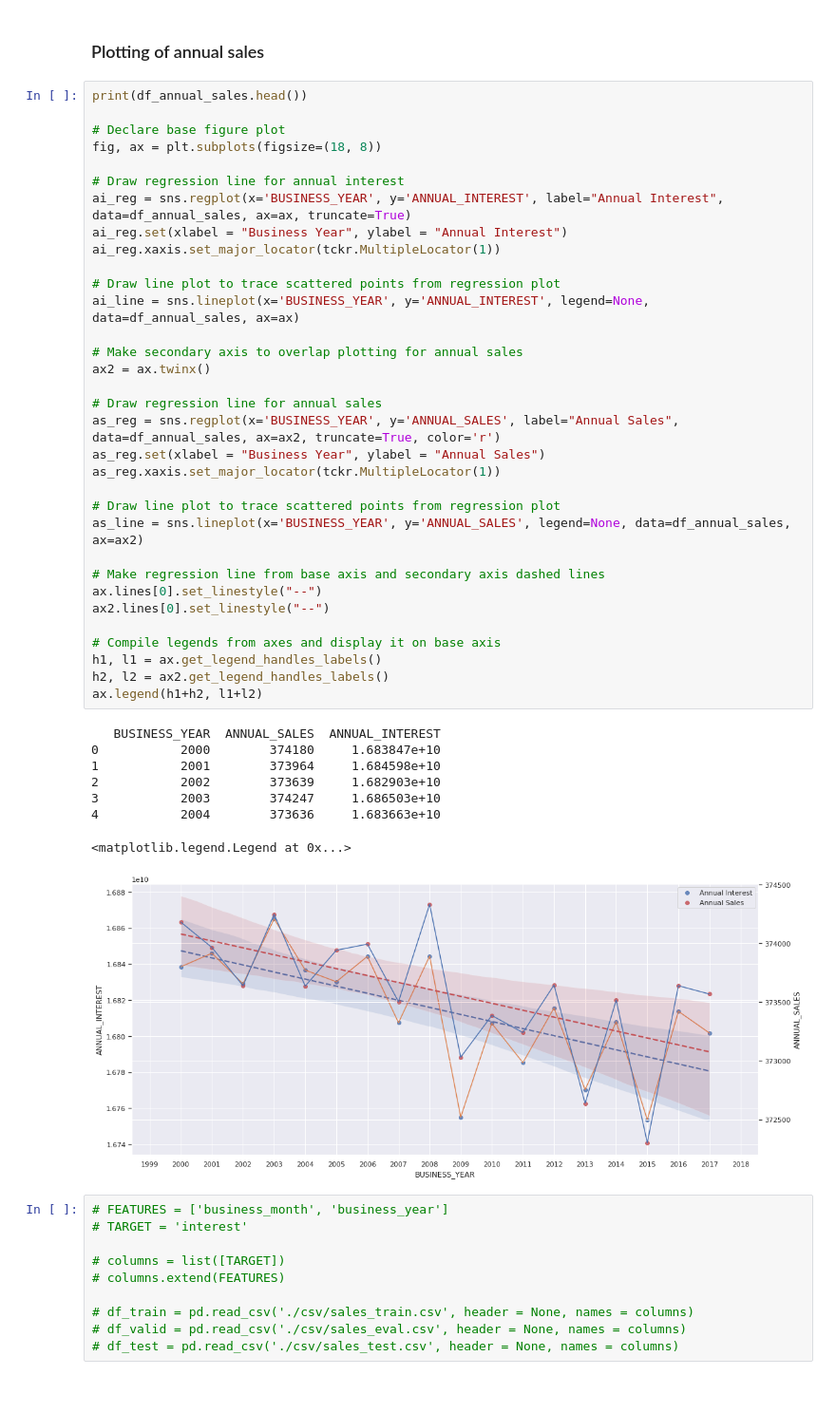
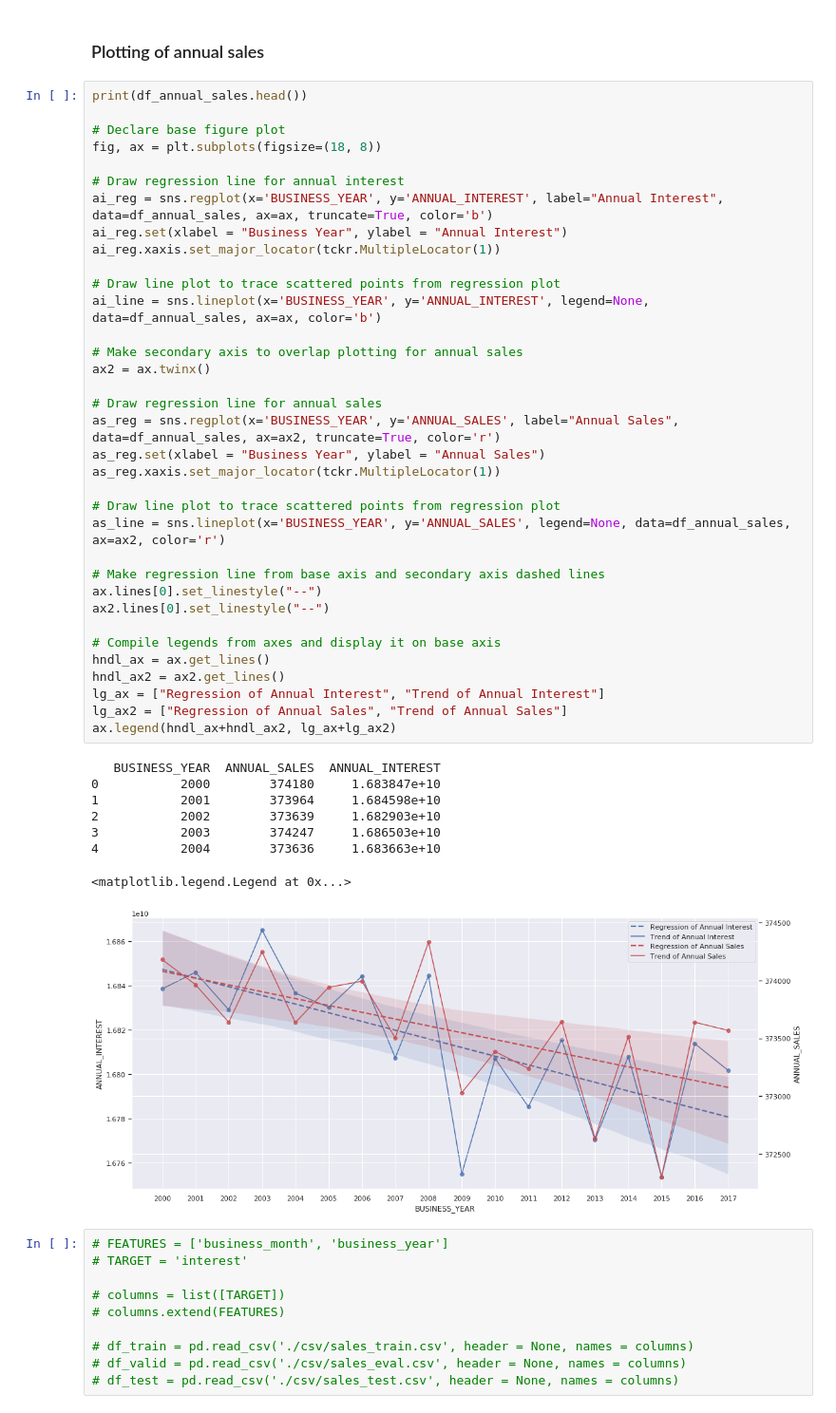
Before and after one commit to pupupulp/tensorflow-accounts-analysis, a Jupyter notebook: Sales History Implementation.ipynb, the cells around one changed output. Shown: that part at 95% size. Drawn from its saved outputs; the diff is of its cells as text.

Commit message:
Fixed legends of annual sales graph;

```diff
--- a/Sales History Implementation.ipynb
+++ b/Sales History Implementation.ipynb
@@ -41,41 +41,43 @@ print(df_annual_sales.head())
 fig, ax = plt.subplots(figsize=(18, 8))
 
 # Draw regression line for annual interest
-ai_reg = sns.regplot(x='BUSINESS_YEAR', y='ANNUAL_INTEREST', label="Annual Interest", data=df_annual_sales, ax=ax, truncate=True)
+ai_reg = sns.regplot(x='BUSINESS_YEAR', y='ANNUAL_INTEREST', label="Annual Interest", data=df_annual_sales, ax=ax, truncate=True, color='b')
 ai_reg.set(xlabel = "Business Year", ylabel = "Annual Interest")
 ai_reg.xaxis.set_major_locator(tckr.MultipleLocator(1))
 
 # Draw line plot to trace scattered points from regression plot
-ai_line = sns.lineplot(x='BUSINESS_YEAR', y='ANNUAL_INTEREST', legend=None, data=df_annual_sales, ax=ax)
+ai_line = sns.lineplot(x='BUSINESS_YEAR', y='ANNUAL_INTEREST', legend=None, data=df_annual_sales, ax=ax, color='b')
 
 # Make secondary axis to overlap plotting for annual sales
 ax2 = ax.twinx()
 
 # Draw regression line for annual sales
 as_reg = sns.regplot(x='BUSINESS_YEAR', y='ANNUAL_SALES', label="Annual Sales", data=df_annual_sales, ax=ax2, truncate=True, color='r')
 as_reg.set(xlabel = "Business Year", ylabel = "Annual Sales")
 as_reg.xaxis.set_major_locator(tckr.MultipleLocator(1))
 
 # Draw line plot to trace scattered points from regression plot
-as_line = sns.lineplot(x='BUSINESS_YEAR', y='ANNUAL_SALES', legend=None, data=df_annual_sales, ax=ax2)
+as_line = sns.lineplot(x='BUSINESS_YEAR', y='ANNUAL_SALES', legend=None, data=df_annual_sales, ax=ax2, color='r')
 
 # Make regression line from base axis and secondary axis dashed lines
 ax.lines[0].set_linestyle("--")
 ax2.lines[0].set_linestyle("--")
 
 # Compile legends from axes and display it on base axis
-h1, l1 = ax.get_legend_handles_labels()
-h2, l2 = ax2.get_legend_handles_labels()
-ax.legend(h1+h2, l1+l2)
+hndl_ax = ax.get_lines()
+hndl_ax2 = ax2.get_lines()
+lg_ax = ["Regression of Annual Interest", "Trend of Annual Interest"]
+lg_ax2 = ["Regression of Annual Sales", "Trend of Annual Sales"]
+ax.legend(hndl_ax+hndl_ax2, lg_ax+lg_ax2)
 # %% [output]
    BUSINESS_YEAR  ANNUAL_SALES  ANNUAL_INTEREST
 0           2000        374180     1.683847e+10
 1           2001        373964     1.684598e+10
 2           2002        373639     1.682903e+10
 3           2003        374247     1.686503e+10
 4           2004        373636     1.683663e+10
 <matplotlib.legend.Legend at 0x...>
-[figure, old version]
+[figure, new version]
 # %%
 # FEATURES = ['business_month', 'business_year']
 # TARGET = 'interest'
```
